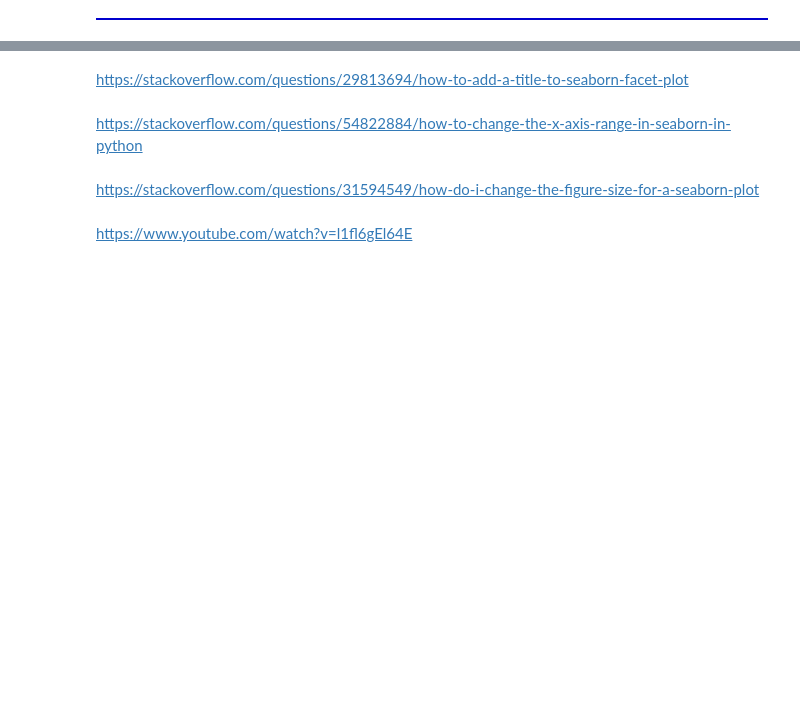
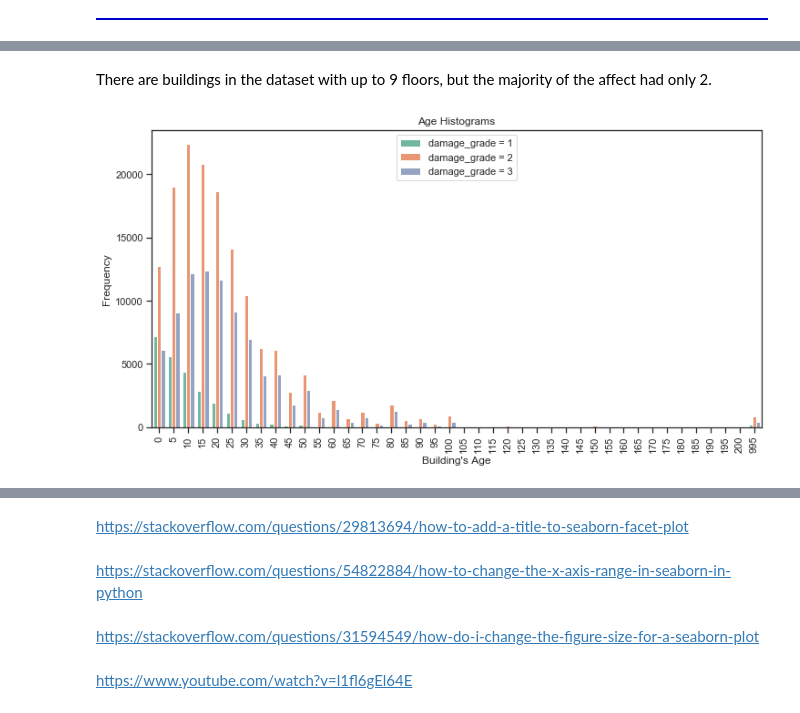
Before and after one commit to jshah39/DataSci, a Jupyter notebook: src/earthquake_combine.ipynb, the cells around one changed output, grey strips where cells are left out. Cells and saved outputs as stored; diff of their text form; code cells hidden in the pictures; blank space fills up the shorter version.

```diff
--- a/src/earthquake_combine.ipynb
+++ b/src/earthquake_combine.ipynb
@@ -921,0 +1011,13 @@ https://stackoverflow.com/questions/19746350/how-does-one-change-color-in-markdo
+# %% [markdown]
+There are buildings in the dataset with up to 9 floors, but the majority of the affect had only 2.
+# %%
+plt.figure(figsize=(12,6))
+sb.countplot(x=data["age"],hue=labels["damage_grade"])
+plt.ylabel("Frequency")
+plt.xlabel("Building's Age")
+plt.xticks(rotation=90)
+plt.title("Age Histograms")
+plt.legend(["damage_grade = 1","damage_grade = 2","damage_grade = 3"])
+plt.show()
+# %% [output]
+[figure, added]
```
Also changed, not shown: parts of 53 cells of this notebook.
